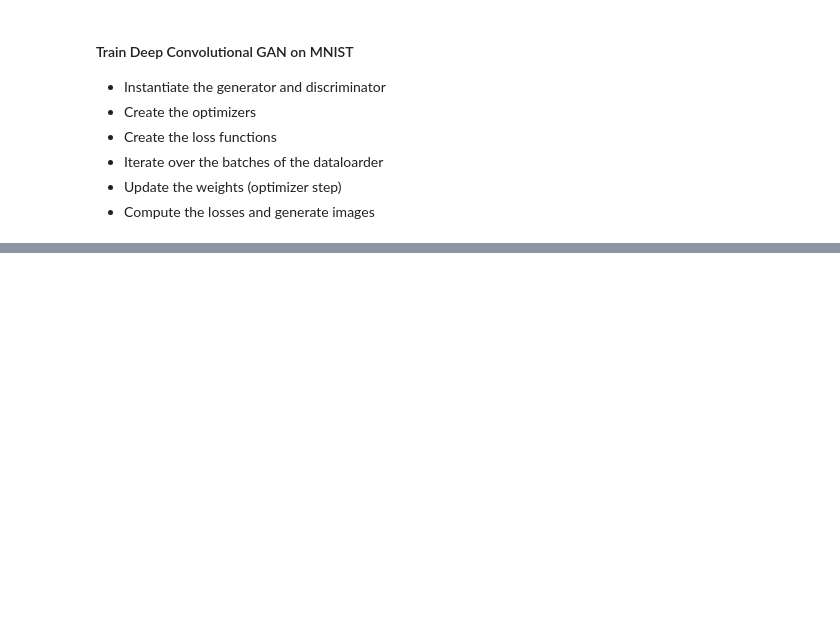
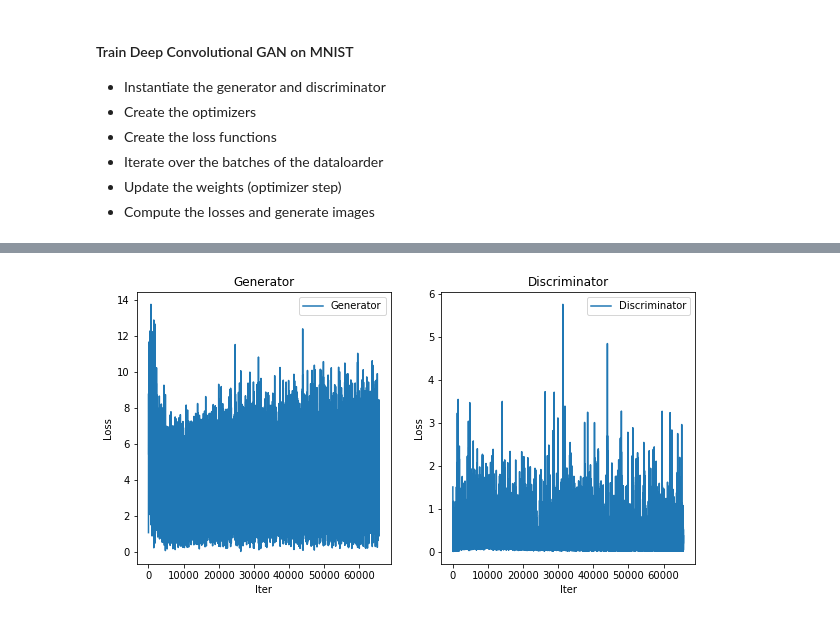
Before and after one commit to dbuos/machine-learning-samples, a Jupyter notebook: DeepConvGAN/deep_conv_gan_mnist.ipynb, the cells around one changed output, grey strips where cells are left out. Cells and saved outputs as stored; diff of their text form; code cells hidden in the pictures; blank space fills up the shorter version.

```diff
--- a/DeepConvGAN/deep_conv_gan_mnist.ipynb
+++ b/DeepConvGAN/deep_conv_gan_mnist.ipynb
@@ -237,0 +81,6 @@ Discriminator(
+# %%
+
+from utils_gen import plot_losses
+plot_losses(trainer)
+# %% [output]
+[figure, added]
```
Also changed, not shown: parts of 28 cells of this notebook, 10 other files.
